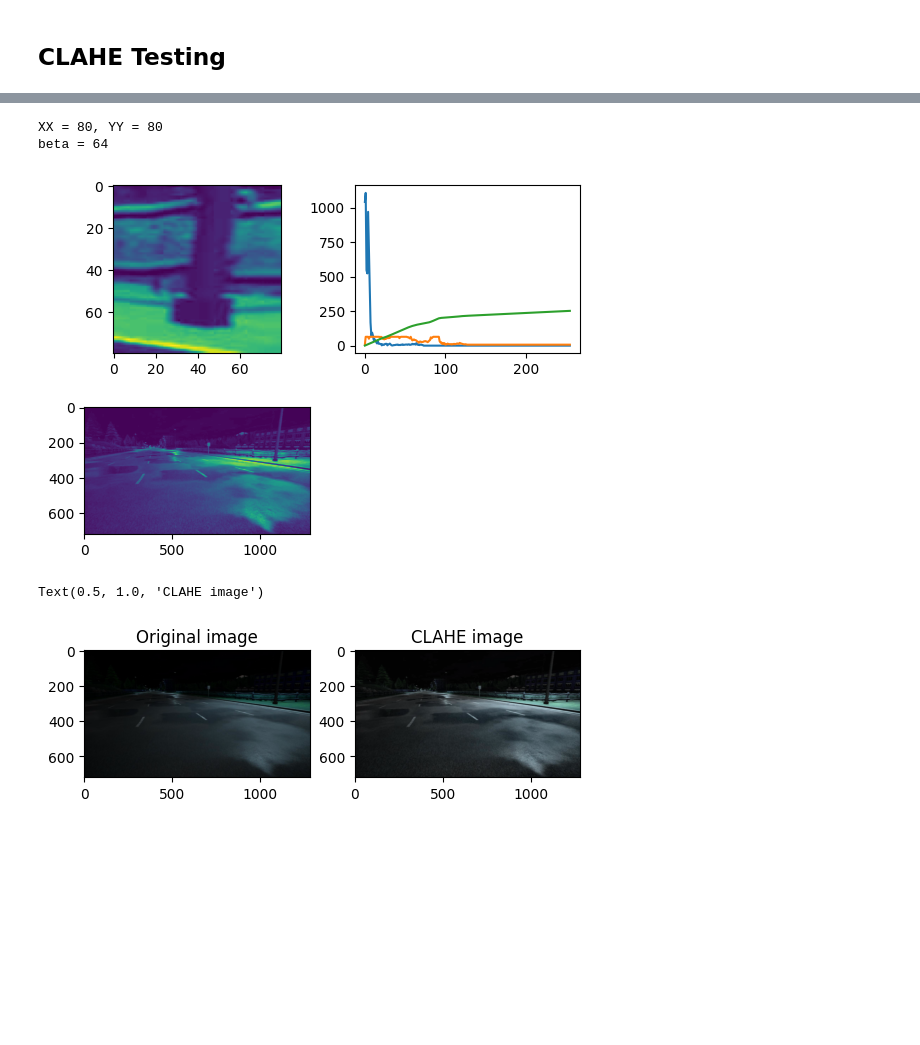
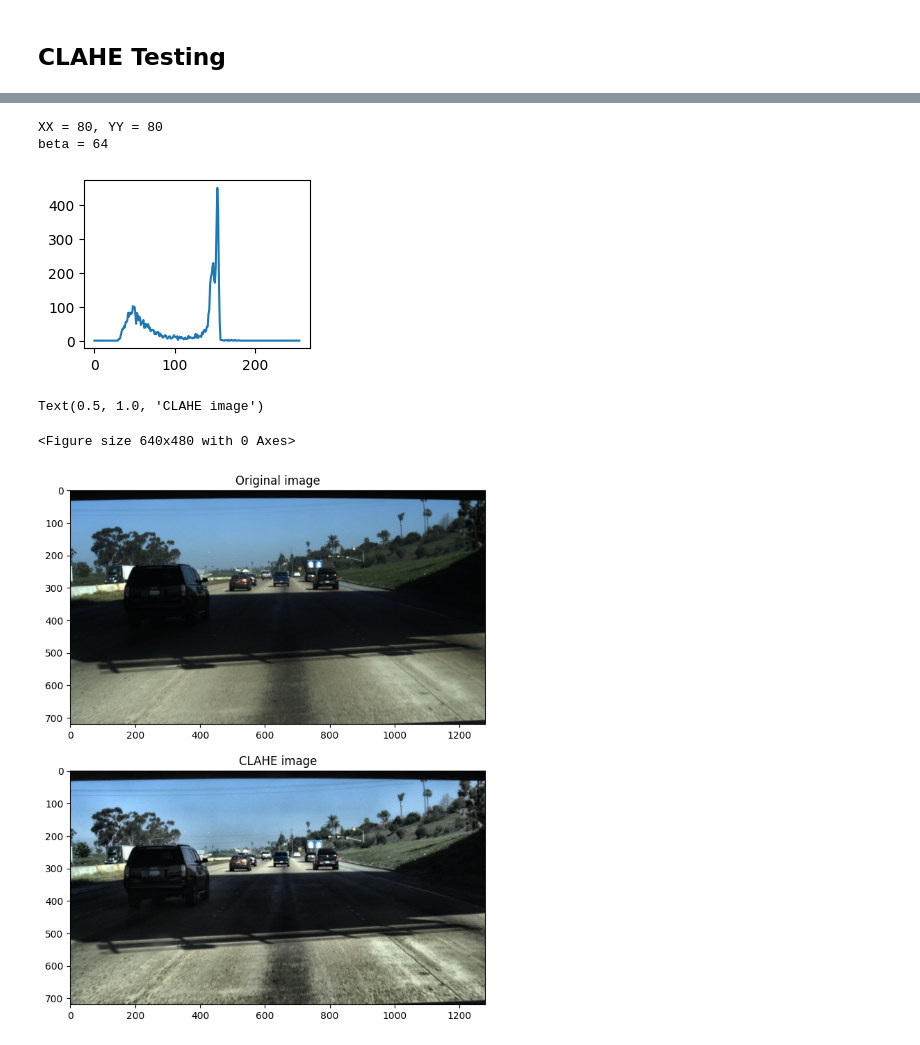
Before and after one commit to racovita67/LaneDetectionKeras, a Jupyter notebook: CLAHE.ipynb, the cells around one changed output, grey strips where cells are left out. Cells and saved outputs as stored; diff of their text form; code cells hidden in the pictures; blank space fills up the shorter version.

```diff
--- a/CLAHE.ipynb
+++ b/CLAHE.ipynb
@@ -261,14 +261,14 @@ import cv2
                     # Document formula is wrong, \instead use above formula
                     # I_new[i,j] = (s/(s+w)*( (t/(z+t) * CDF_UL) + (z/(z+t) * CDF_BL))) + (w/(s+w)*( (t/(z+t) * CDF_UR) + (z/(z+t) * CDF_BR)))
 
-    plt.subplot(2,2,1)
-    plt.imshow(ws[:,:,3,13])
-    plt.subplot(2,2,2)
-    plt.plot(h[:,3,13])
-    plt.subplot(2,2,2)
-    plt.plot(v_CDF[:,3,13])
-    plt.subplot(2,2,3)
-    plt.imshow(I_new)
+    # plt.subplot(2,2,1)
+    # plt.imshow(ws[:,:,3,13])
+    # plt.subplot(2,2,2)
+    # plt.plot(h[:,3,13])
+    # plt.subplot(2,2,2)
+    # plt.plot(v_CDF[:,3,13])
+    # plt.subplot(2,2,3)
+    # plt.imshow(I_new)
 
     return I_new
 # %% [markdown]
@@ -282,7 +282,8 @@ bin_fp = ops.join(training_fp, 'gt_binary_image')
 
 img_path = glob.glob(ops.join(img_fp, "*.png"))
 # %%
-img = cv2.imread(img_path[230])
+img = cv2.imread(img_path[1038])
+print(img_path[1038])
 # Convert the image to YCbCr color space
 ycbcr_image = cv2.cvtColor(img, cv2.COLOR_BGR2YCrCb)
 plt.imshow(img)
@@ -295,17 +297,25 @@ eq_lum = clahe(ycbcr_image[:,:,0], 9, 16)
 # %% [output]
 XX = 80, YY = 80
 beta = 64
-[figure, old version]
+[figure, new version]
 # %%
 ycbcr_image[:,:,0] = eq_lum
-eq_img = cv2.cvtColor(ycbcr_image, cv2.COLOR_YCrCb2BGR)
 
-plt.subplot(1,2,1)
-plt.imshow(img)
+f_img =  cv2.cvtColor(img, cv2.COLOR_BGR2RGB)
+eq_img = cv2.cvtColor(ycbcr_image, cv2.COLOR_YCrCb2RGB)
+
+
+f = plt.figure()
+window_factor = 2
+plt.figure(figsize=(6.4*window_factor, 4.8*window_factor))
+
+plt.subplot(2,1,1)
+plt.imshow(f_img)
 plt.title(f"Original image")
-plt.subplot(1,2,2)
+plt.subplot(2,1,2)
 plt.imshow(eq_img)
 plt.title(f"CLAHE image")
 # %% [output]
 Text(0.5, 1.0, 'CLAHE image')
+<Figure size 640x480 with 0 Axes>
-[figure, old version]
+[figure, new version]
```
Also changed, not shown: parts of 1 cell of this notebook, 1 other file.
